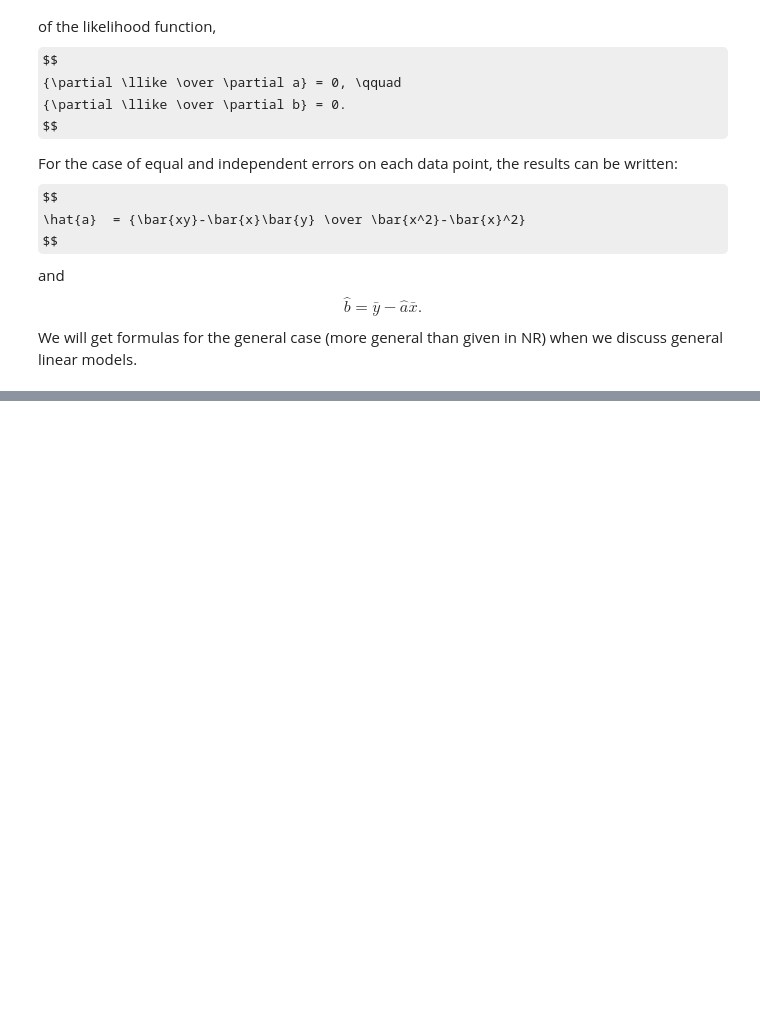
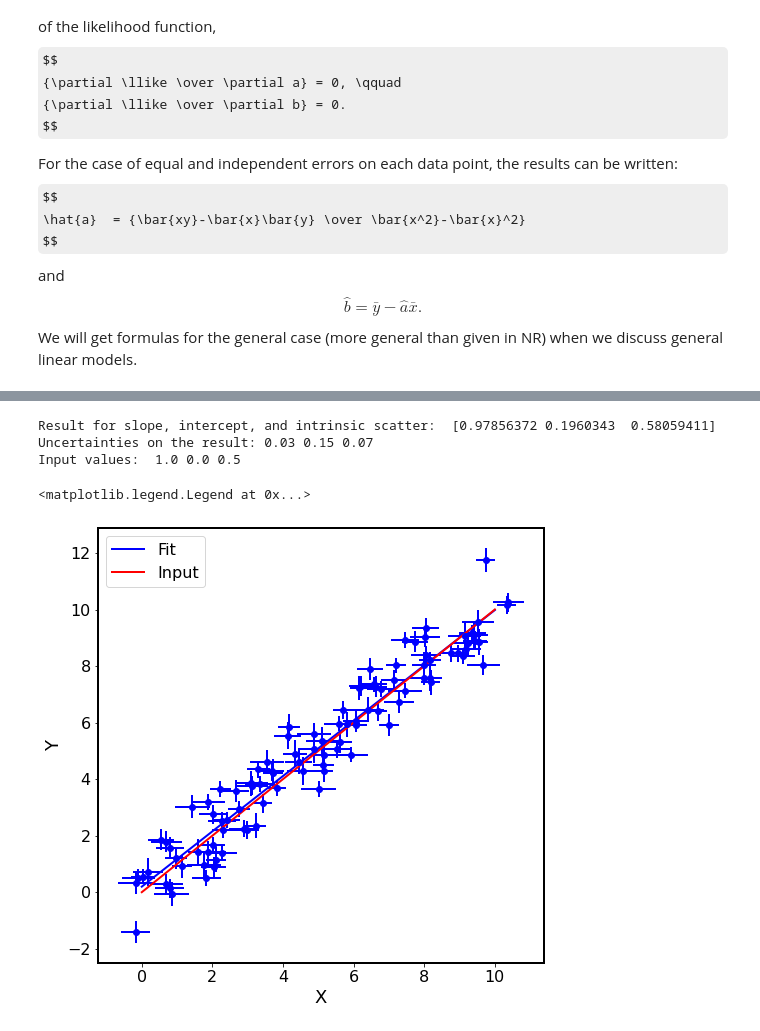
Before and after one commit to paulmartini/NSMA, a Jupyter notebook: Lectures/BayesianParams.ipynb, the cells around one changed output, grey strips where cells are left out. Cells and saved outputs as stored; diff of their text form; code cells hidden in the pictures; some formulas as TeX source; blank space fills up the shorter version.

Commit message:
added example

```diff
--- a/Lectures/BayesianParams.ipynb
+++ b/Lectures/BayesianParams.ipynb
@@ -579,0 +588,61 @@ plt.tight_layout()
+# %%
+### Example of fitting a line to data with heteroscedastic errors and intrinsic scatter
+
+np.random.seed(1216)
+Npts = 100
+x_i = np.linspace(0, 10, Npts)
+a = 1.
+b = 0.
+sig_int = .5
+y_i = a*x_i + b   # True values y_i
+sig_x = 0.5
+sig_y = sig_x
+
+# Heteroscedastic errors
+sig_x_i = np.random.uniform(0.5*sig_x, sig_x, Npts)
+sig_y_i = np.random.uniform(0.5*sig_y, sig_y, Npts)
+
+# Homoscedastic errors
+# sig_x_i = 0.5*np.ones(Npts) # np.random.uniform(0.25, 0.5, Npts)
+# sig_y_i = 0.5*np.ones(Npts) # np.random.uniform(0.25, 0.5, Npts)
+
+lab = "{:.1f}".format(sig_int)
+xhat_i, yhat_i = getline(x_i, y_i, sig_x_i, sig_y_i, sig=sig_int)
+
+def lnprob(theta, xhat_i, yhat_i, sig_x_i, sig_y_i):
+    '''
+    observations: xhat_i, yhat_i
+    uncertainties: sig_x_i, sig_y_i
+    model parameters:
+       am * x + bm with intrinsic scatter sigma
+    '''
+    am, bm, sigm = theta
+    lprob = -0.5*np.log(sigm*sigm + sig_y_i*sig_y_i + am*am*sig_x_i*sig_x_i) - \
+        0.5*np.power( yhat_i - am*xhat_i - bm, 2)/(sigm*sigm + sig_y_i*sig_y_i + am*am*sig_x_i*sig_x_i)
+
+    return np.sum(lprob)
+
+func = lambda *args: -lnprob(*args)
+x0 = np.array([a, b, sig_int]) + np.random.randn(3)
+result = minimize(func, x0, args=(xhat_i, yhat_i, sig_x_i, sig_y_i), method="BFGS")
+errs = np.sqrt(np.diag(result.hess_inv))
+print("Result for slope, intercept, and intrinsic scatter: ", result.x)
+print("Uncertainties on the result: {0:.2f} {1:.2f} {2:.2f}".format(errs[0], errs[1], errs[2]))
+print("Input values: ", a, b, sig_int)
+# %% [output]
+Result for slope, intercept, and intrinsic scatter:  [0.97856372 0.1960343  0.58059411]
+Uncertainties on the result: 0.03 0.15 0.07
+Input values:  1.0 0.0 0.5
+# %%
+# Plot the result and compare to the input
+plt.figure(figsize=(8, 8))
+plt.errorbar(xhat_i, yhat_i, xerr=sig_x_i, yerr=sig_y_i, fmt='bo')
+ydraw = result.x[0]*x_i + result.x[1]
+plt.plot(x_i, ydraw, 'b', label="Fit")
+plt.plot(x_i, y_i, 'r', label="Input")
+plt.xlabel("X")
+plt.ylabel("Y")
+plt.legend()
+# %% [output]
+<matplotlib.legend.Legend at 0x...>
+[figure, added]
```
Also changed, not shown: parts of 8 cells of this notebook.
